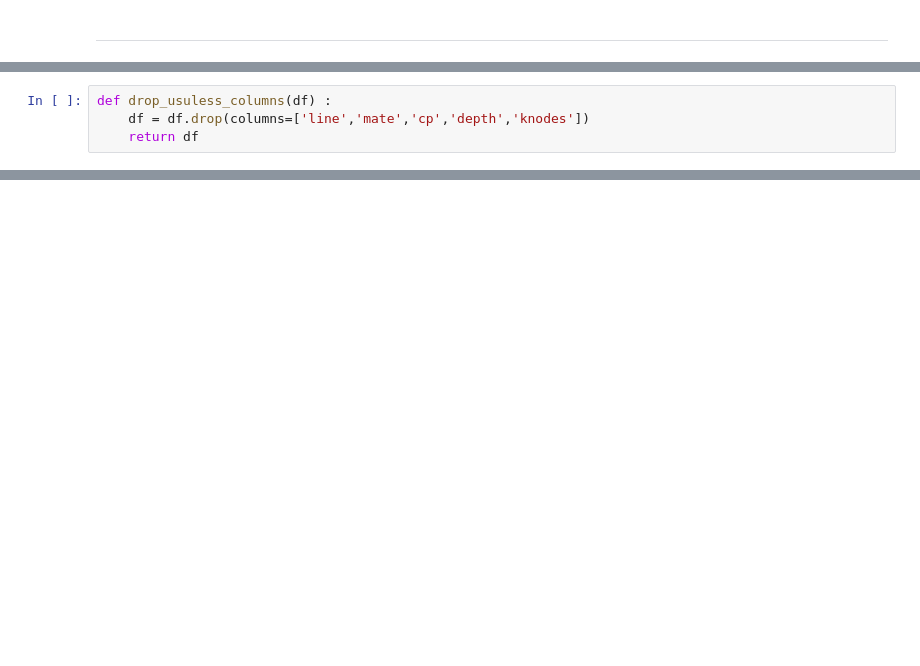
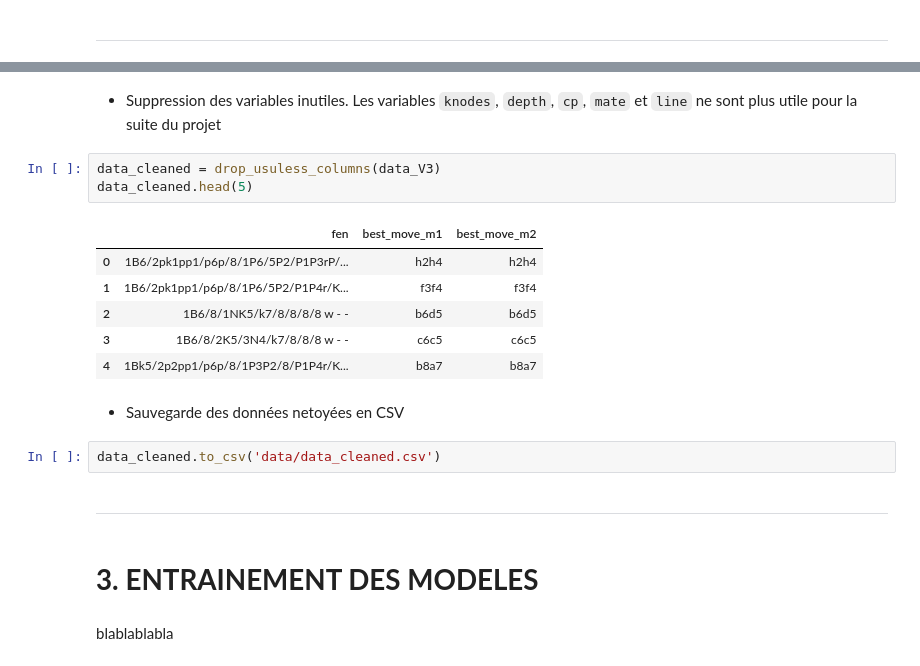
Before and after one commit to Tusked34/ML_Chess_2024, a Jupyter notebook: Test_Theo.ipynb, the cells around one changed output, grey strips where cells are left out. Saved outputs shown, nothing was run; the diff lists cells and outputs as text; blank space fills up the shorter version.

Commit message:
Update entrainement (Mise au propre dans Test_Theo)

```diff
--- a/Test_Theo.ipynb
+++ b/Test_Theo.ipynb
@@ -153,4 +49,0 @@ Supprime les colonnes inutiles
-# %%
-def drop_usuless_columns(df) :
-    df = df.drop(columns=['line','mate','cp','depth','knodes'])
-    return df
@@ -182,0 +102,22 @@ data_cleaned_V1.to_csv('data/data_cleaned.csv')
+# %% [markdown]
+- Suppression des variables inutiles. Les variables `knodes`, `depth`, `cp`, `mate` et `line` ne sont plus utile pour la suite du projet
+# %%
+data_cleaned = drop_usuless_columns(data_V3)
+data_cleaned.head(5)
+# %% [output]
+|  | fen | best_move_m1 | best_move_m2 |
+| 0 | 1B6/2pk1pp1/p6p/8/1P6/5P2/P1P3rP/... | h2h4 | h2h4 |
+| 1 | 1B6/2pk1pp1/p6p/8/1P6/5P2/P1P4r/K... | f3f4 | f3f4 |
+| 2 | 1B6/8/1NK5/k7/8/8/8/8 w - - | b6d5 | b6d5 |
+| 3 | 1B6/8/2K5/3N4/k7/8/8/8 w - - | c6c5 | c6c5 |
+| 4 | 1Bk5/2p2pp1/p6p/8/1P3P2/8/P1P4r/K... | b8a7 | b8a7 |
+# %% [markdown]
+- Sauvegarde des données netoyées en CSV
+# %%
+data_cleaned.to_csv('data/data_cleaned.csv')
+# %% [markdown]
+---
+# %% [markdown]
+# **3. ENTRAINEMENT DES MODELES**
+# %% [markdown]
+blablablabla
```
Also changed, not shown: parts of 68 cells of this notebook, 10 other files.
